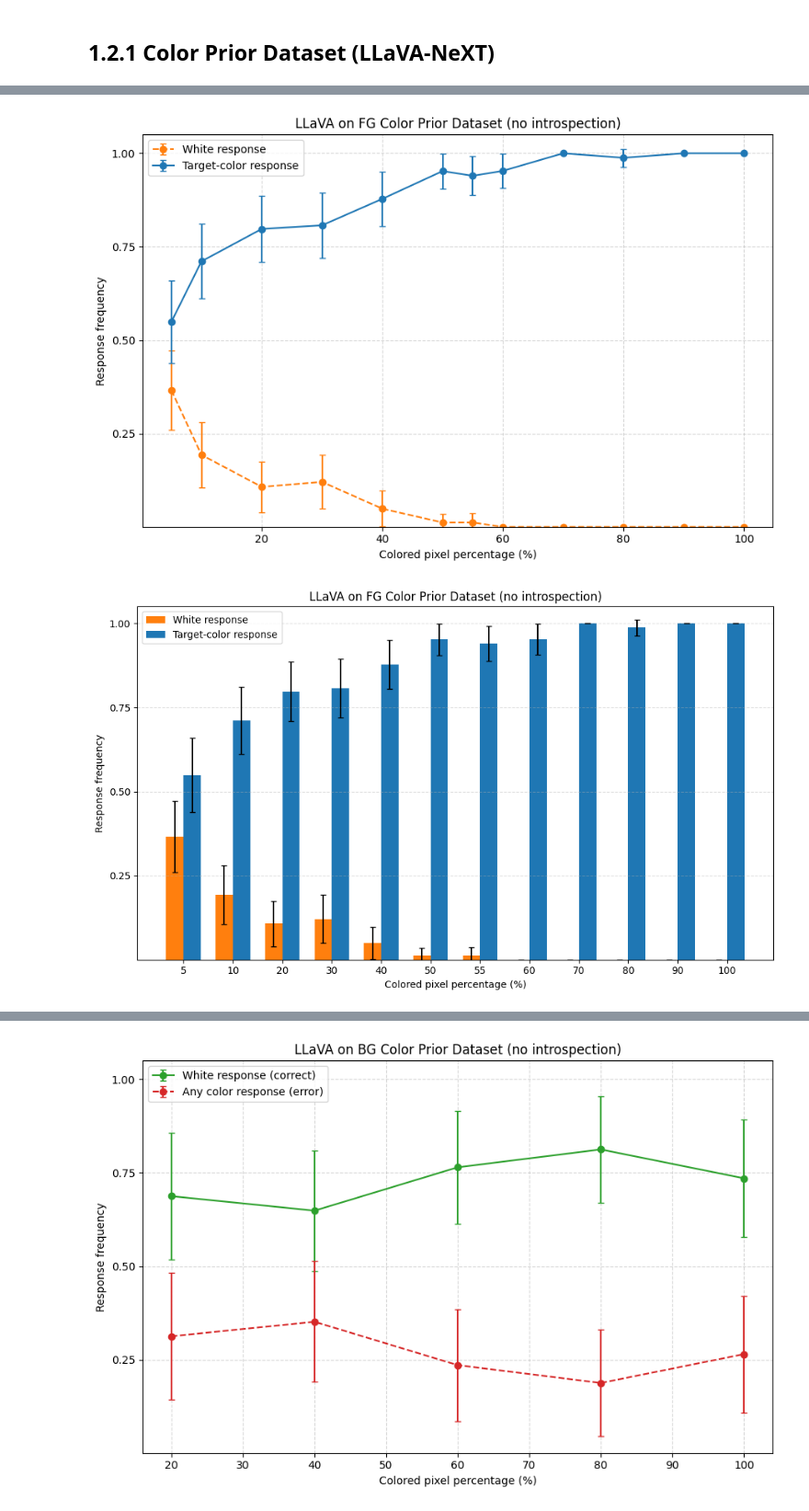
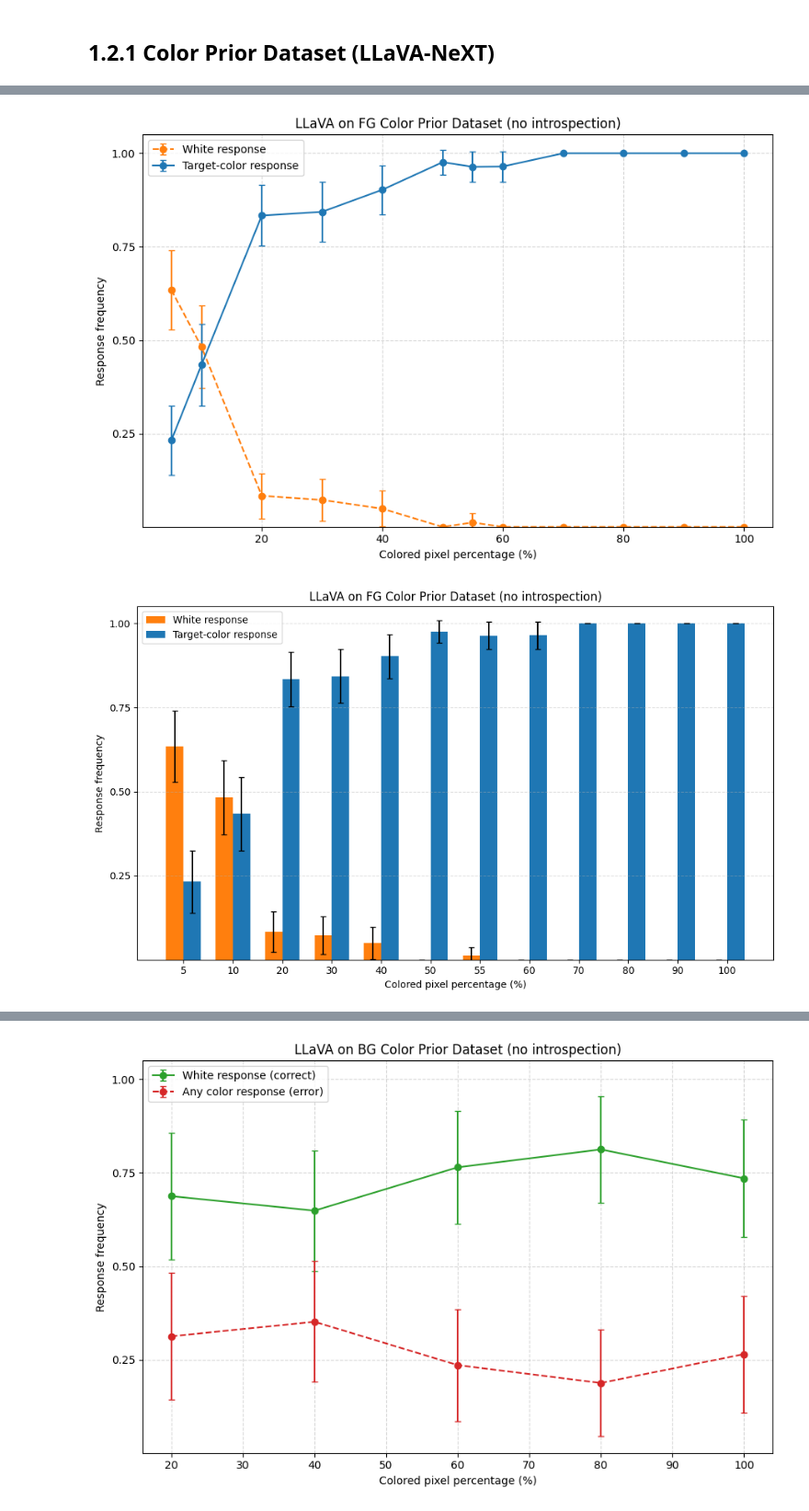
Before and after one commit to jonnemi/color-concept-entanglement, a Jupyter notebook: model_evaluation/VLM_evaluations.ipynb, the cells around one changed output, grey strips where cells are left out. Shown at 92% size. Saved outputs shown, nothing was run; the diff lists cells and outputs as text; code cells hidden in the pictures.

```diff
--- a/model_evaluation/VLM_evaluations.ipynb
+++ b/model_evaluation/VLM_evaluations.ipynb
@@ -263,0 +307,4 @@ display(llava_prior_pred_df)
+# %%
+llava_prior_pred_df = pd.read_csv(LLAVA / "evaluation_llava-v1.6-mistral-7b-hf_image_priors.csv")
+llava_prior_pred_df = llava_prior_pred_df.merge(prior_df, on=["image_path", "object"])
+display(llava_prior_pred_df)
@@ -264,8 +325,8 @@ display(llava_prior_pred_df)
 # %%
-plot_fg_response_frequencies_line(llava_prior_pred_df, title="LLaVA on FG Color Prior Dataset (no introspection)", response_col="pred_color_this")
-plot_fg_response_frequencies_bar(llava_prior_pred_df, title="LLaVA on FG Color Prior Dataset (no introspection)", response_col="pred_color_this")
-print(llava_prior_pred_df[llava_prior_pred_df["percent_colored"] == 0]["pred_color_this"].value_counts())
-print(llava_prior_pred_df[llava_prior_pred_df["percent_colored"] == 80]["pred_color_this"].value_counts())
+plot_fg_response_frequencies_line(llava_prior_pred_df, title="LLaVA on FG Color Prior Dataset (no introspection)", response_col="predicted_color")
+plot_fg_response_frequencies_bar(llava_prior_pred_df, title="LLaVA on FG Color Prior Dataset (no introspection)", response_col="predicted_color")
+print(llava_prior_pred_df[llava_prior_pred_df["percent_colored"] == 0]["predicted_color"].value_counts())
+print(llava_prior_pred_df[llava_prior_pred_df["percent_colored"] == 80]["predicted_color"].value_counts())
 # %% [output]
-[figure, old version]
+[figure, new version]
-[figure, old version]
+[figure, new version]
```
Also changed, not shown: parts of 10 cells of this notebook, 5 other files.
